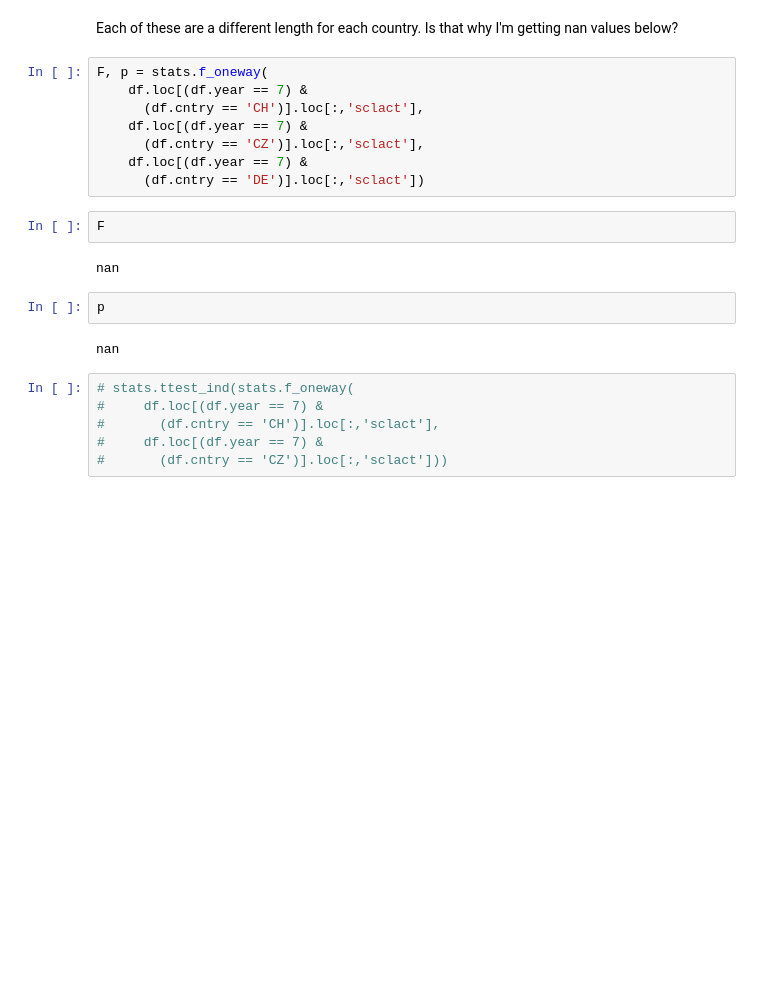
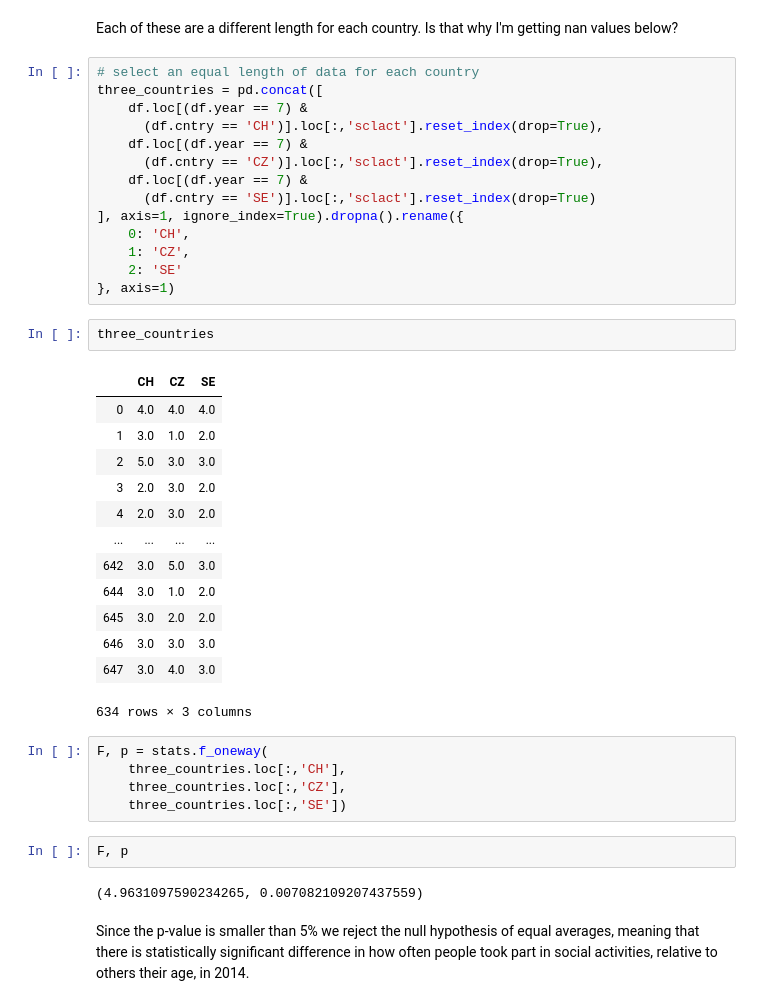
Before and after one commit to mrkjhsn/Thinkful-Exercises, a Jupyter notebook: advanced_experimentation.ipynb, the cells around one changed output. Saved outputs shown, nothing was run; the diff lists cells and outputs as text; blank space fills up the shorter version.

```diff
--- a/advanced_experimentation.ipynb
+++ b/advanced_experimentation.ipynb
@@ -309,24 +337,43 @@ df.loc[(df.year == 7) &
 # %% [markdown]
 Each of these are a different length for each country.  Is that why I'm getting nan values below?
 # %%
-F, p = stats.f_oneway(
+# select an equal length of data for each country
+three_countries = pd.concat([
     df.loc[(df.year == 7) &
-      (df.cntry == 'CH')].loc[:,'sclact'],
+      (df.cntry == 'CH')].loc[:,'sclact'].reset_index(drop=True),
     df.loc[(df.year == 7) &
-      (df.cntry == 'CZ')].loc[:,'sclact'],
+      (df.cntry == 'CZ')].loc[:,'sclact'].reset_index(drop=True),
     df.loc[(df.year == 7) &
-      (df.cntry == 'DE')].loc[:,'sclact'])
+      (df.cntry == 'SE')].loc[:,'sclact'].reset_index(drop=True)
+], axis=1, ignore_index=True).dropna().rename({
+    0: 'CH',
+    1: 'CZ',
+    2: 'SE'
+}, axis=1)
+# %%
+three_countries
+# %% [output]
+|  | CH | CZ | SE |
+| 0 | 4.0 | 4.0 | 4.0 |
+| 1 | 3.0 | 1.0 | 2.0 |
+| 2 | 5.0 | 3.0 | 3.0 |
+| 3 | 2.0 | 3.0 | 2.0 |
+| 4 | 2.0 | 3.0 | 2.0 |
+| ... | ... | ... | ... |
+| 642 | 3.0 | 5.0 | 3.0 |
+| 644 | 3.0 | 1.0 | 2.0 |
+| 645 | 3.0 | 2.0 | 2.0 |
+| 646 | 3.0 | 3.0 | 3.0 |
+| 647 | 3.0 | 4.0 | 3.0 |
+634 rows × 3 columns
+# %%
+F, p = stats.f_oneway(
+    three_countries.loc[:,'CH'],
+    three_countries.loc[:,'CZ'],
+    three_countries.loc[:,'SE'])
 # %%
-F
+F, p
 # %% [output]
-nan
+(4.9631097590234265, 0.007082109207437559)
-# %%
-p
-# %% [output]
-nan
-# %%
-# stats.ttest_ind(stats.f_oneway(
-#     df.loc[(df.year == 7) &
-#       (df.cntry == 'CH')].loc[:,'sclact'],
-#     df.loc[(df.year == 7) &
-#       (df.cntry == 'CZ')].loc[:,'sclact']))
+# %% [markdown]
+Since the p-value is smaller than 5% we reject the null hypothesis of equal averages, meaning that there is statistically significant difference in how often people took part in social activities, relative to others their age, in 2014.
```
Also changed, not shown: parts of 11 cells of this notebook.
